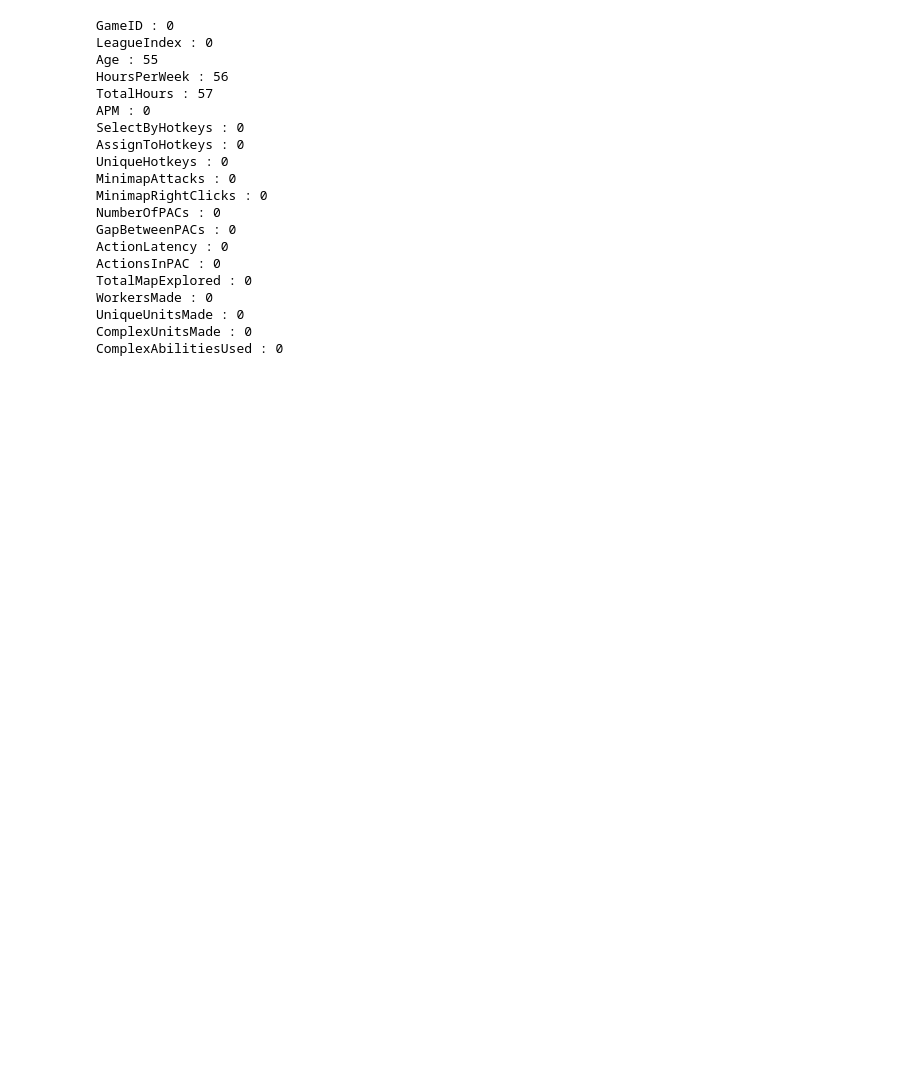
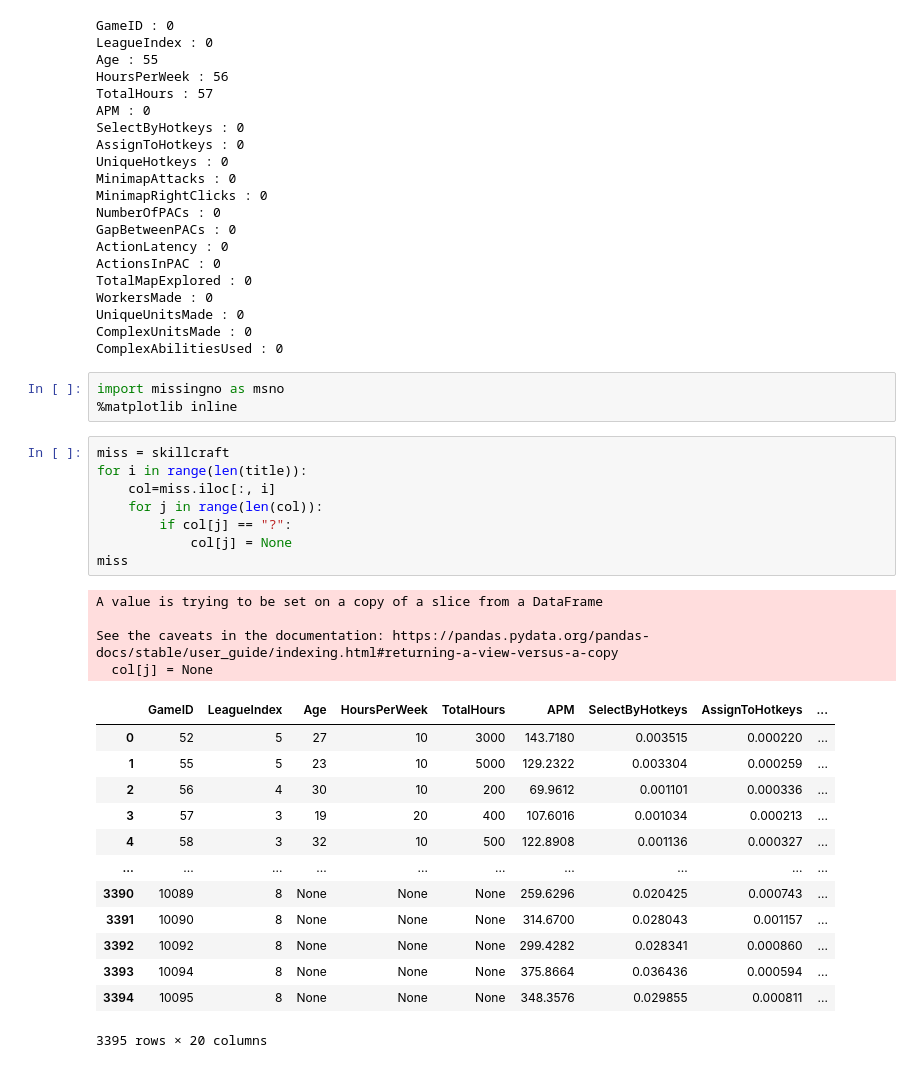
Before and after one commit to JohnyLn/Python_For_Data_Analysis_Skillcraft1, a Jupyter notebook: Skillcraft_Notebook.ipynb, the cells around one changed output. Drawn from its saved outputs; the diff is of its cells as text; blank space fills up the shorter version.

```diff
--- a/Skillcraft_Notebook.ipynb
+++ b/Skillcraft_Notebook.ipynb
@@ -80,3 +80,32 @@ WorkersMade : 0
 UniqueUnitsMade : 0
 ComplexUnitsMade : 0
 ComplexAbilitiesUsed : 0
+# %%
+import missingno as msno
+%matplotlib inline
+# %%
+miss = skillcraft
+for i in range(len(title)):
+    col=miss.iloc[:, i]
+    for j in range(len(col)):
+        if col[j] == "?":
+            col[j] = None
+miss
+# %% [output]
+A value is trying to be set on a copy of a slice from a DataFrame
+
+See the caveats in the documentation: https://pandas.pydata.org/pandas-docs/stable/user_guide/indexing.html#returning-a-view-versus-a-copy
+  col[j] = None
+|  | GameID | LeagueIndex | Age | HoursPerWeek | TotalHours | APM | SelectByHotkeys | AssignToHotkeys | ... |
+| 0 | 52 | 5 | 27 | 10 | 3000 | 143.7180 | 0.003515 | 0.000220 | ... |
+| 1 | 55 | 5 | 23 | 10 | 5000 | 129.2322 | 0.003304 | 0.000259 | ... |
+| 2 | 56 | 4 | 30 | 10 | 200 | 69.9612 | 0.001101 | 0.000336 | ... |
+| 3 | 57 | 3 | 19 | 20 | 400 | 107.6016 | 0.001034 | 0.000213 | ... |
+| 4 | 58 | 3 | 32 | 10 | 500 | 122.8908 | 0.001136 | 0.000327 | ... |
+| ... | ... | ... | ... | ... | ... | ... | ... | ... | ... |
+| 3390 | 10089 | 8 | None | None | None | 259.6296 | 0.020425 | 0.000743 | ... |
+| 3391 | 10090 | 8 | None | None | None | 314.6700 | 0.028043 | 0.001157 | ... |
+| 3392 | 10092 | 8 | None | None | None | 299.4282 | 0.028341 | 0.000860 | ... |
+| 3393 | 10094 | 8 | None | None | None | 375.8664 | 0.036436 | 0.000594 | ... |
+| 3394 | 10095 | 8 | None | None | None | 348.3576 | 0.029855 | 0.000811 | ... |
+3395 rows × 20 columns
```
Also changed, not shown: parts of 3 cells of this notebook.
